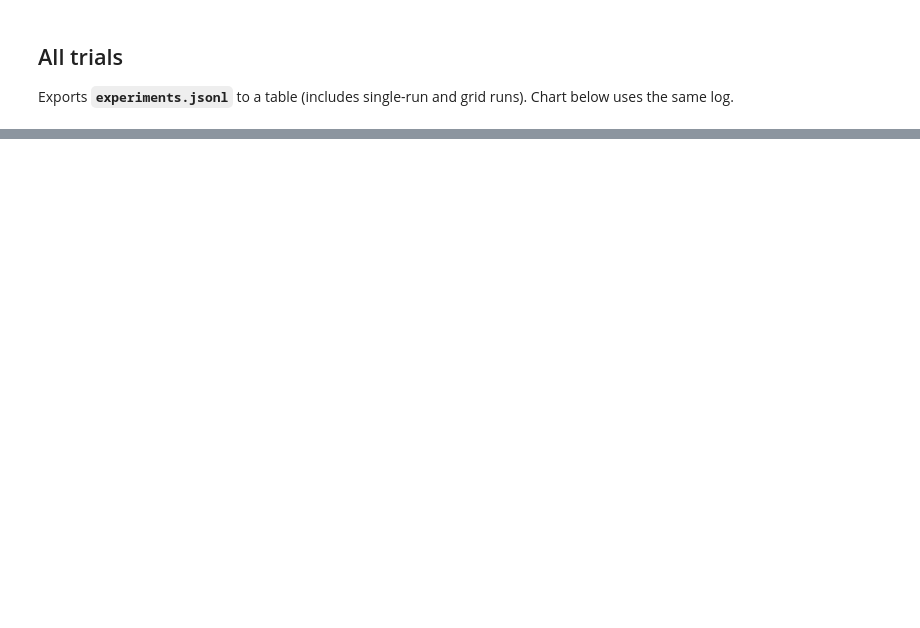
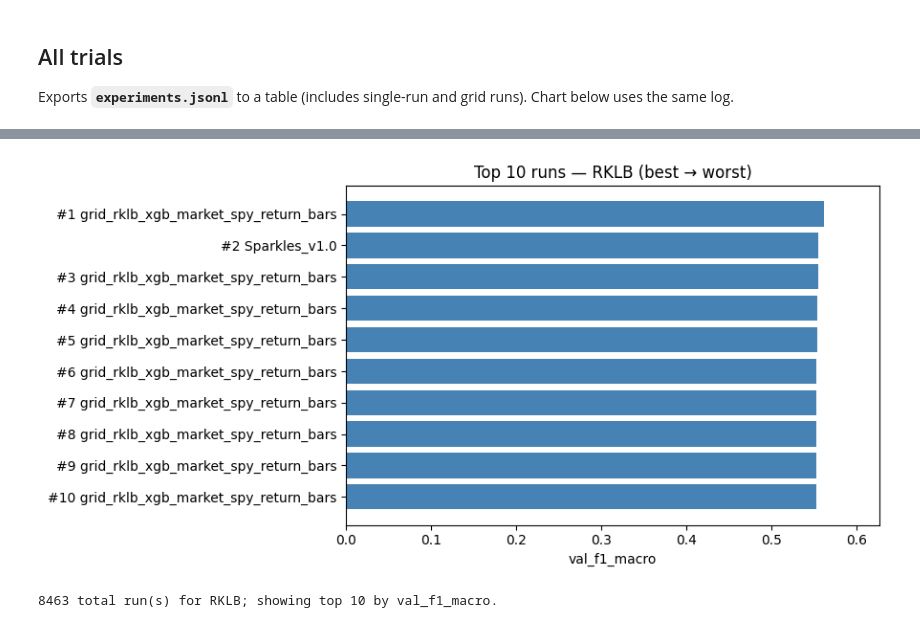
Before and after one commit to IsomorphicAlgo/Sparkles, a Jupyter notebook: notebooks/sparkles_train_console.ipynb, the cells around one changed output, grey strips where cells are left out. Saved outputs shown, nothing was run; the diff lists cells and outputs as text; code cells hidden in the pictures; blank space fills up the shorter version.

```diff
--- a/notebooks/sparkles_train_console.ipynb
+++ b/notebooks/sparkles_train_console.ipynb
@@ -601,0 +605,64 @@ Run: 20260621T213147_869961Z
+# %%
+# Leaderboard — top 10 by validation metric (self-contained; re-exports log → CSV)
+
+from sparkles.tracking.experiments_csv import experiments_log_path, export_experiments_to_csv
+
+import matplotlib.pyplot as plt
+
+TOP_N = 10
+LEADERBOARD_METRIC = "val_f1_macro"  # preferred for imbalanced barrier labels
+
+log_path = experiments_log_path(cfg, base_dir=REPO_ROOT)
+if not log_path.is_file():
+    print(f"No training log yet: {log_path}\nRun sparkles train or the Train cell above first.")
+else:
+    csv_path = REPO_ROOT / "artifacts" / "training_log.csv"
+    export_experiments_to_csv(log_path, csv_path, symbol_filter=cfg.symbol.upper())
+    all_runs = pd.read_csv(csv_path)
+
+    metric = LEADERBOARD_METRIC if LEADERBOARD_METRIC in all_runs.columns else "val_accuracy"
+    scored = all_runs.dropna(subset=[metric]).copy()
+
+    if scored.empty:
+        print(f"No runs with {metric!r} for {cfg.symbol.upper()}.")
+    else:
+        top = scored.sort_values(metric, ascending=False).head(TOP_N).copy()
+        top.insert(0, "rank", range(1, len(top) + 1))
+
+        show_cols = [
+            c
+            for c in [
+                "rank",
+                "logged_at_utc",
+                "run_id",
+                "train_experiment_name",
+                metric,
+                "val_accuracy",
+                "val_f1_weighted",
+                "train_accuracy",
+                "train_n",
+                "val_n",
+                "model_type",
+                "label_entry_stride",
+            ]
+            if c in top.columns
+        ]
+        display(top[show_cols])
+
+        plot_df = top.iloc[::-1]  # best at top of chart
+        labels = plot_df["train_experiment_name"].fillna(plot_df["run_id"]).astype(str)
+        labels = [f"#{int(r)} {n[:36]}" for r, n in zip(plot_df["rank"], labels)]
+
+        fig, ax = plt.subplots(figsize=(9, max(3.5, 0.45 * len(plot_df))))
+        ax.barh(labels, plot_df[metric], color="steelblue")
+        ax.set_xlabel(metric)
+        ax.set_title(f"Top {len(top)} runs — {cfg.symbol.upper()} (best → worst)")
+        ax.set_xlim(0, min(1.0, float(plot_df[metric].max()) * 1.08 + 0.02))
+        plt.tight_layout()
+        plt.show()
+
+        print(
+            f"\n{len(all_runs)} total run(s) for {cfg.symbol.upper()}; "
+            f"showing top {len(top)} by {metric}."
+        )
+# %% [output]
@@ -601,0 +680,2 @@ Run: 20260621T213147_869961Z
+[figure, added]
+8463 total run(s) for RKLB; showing top 10 by val_f1_macro.
```
Also changed, not shown: parts of 12 cells of this notebook, 20 other files.
